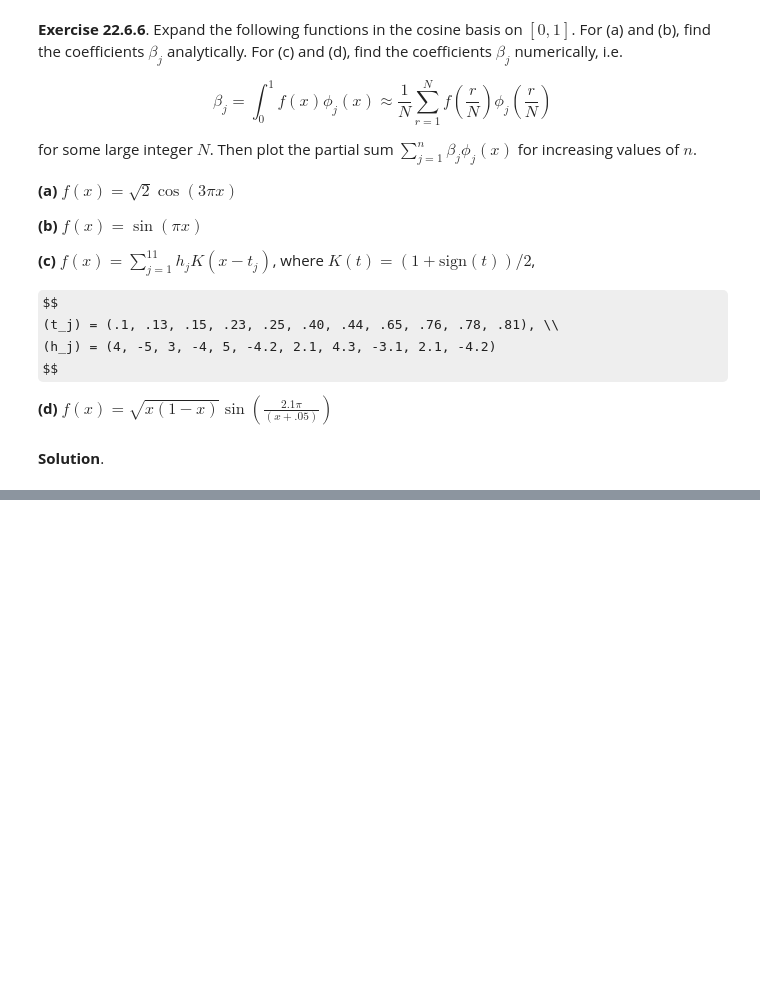
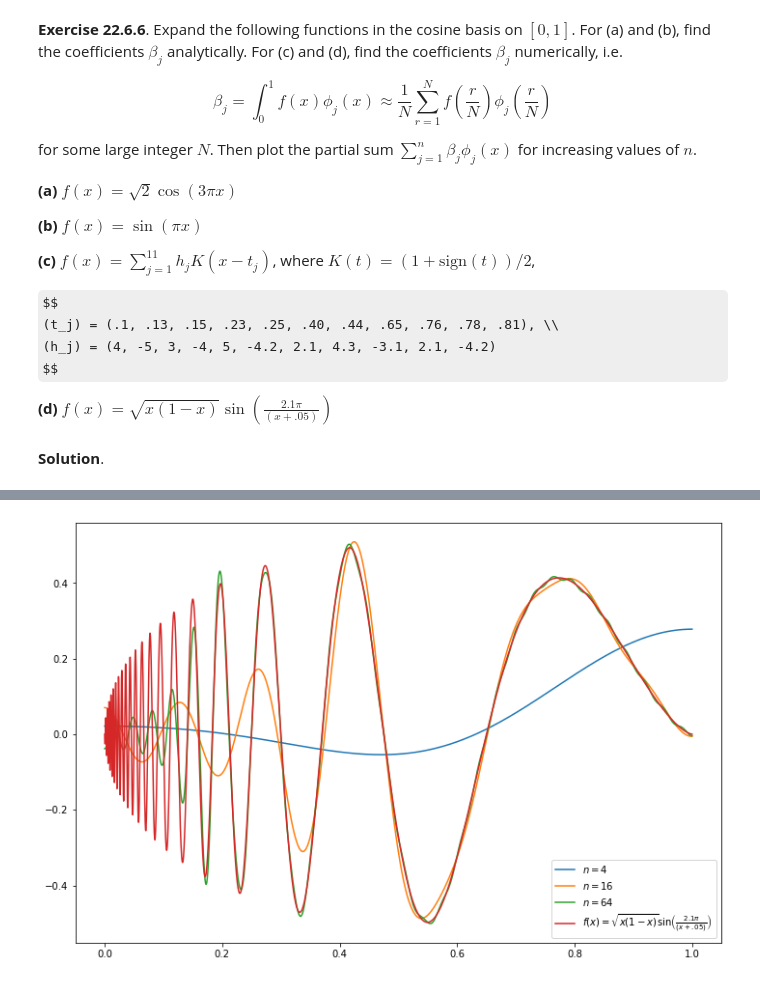
Before and after one commit to telmo-correa/all-of-statistics, a Jupyter notebook: chapter22.ipynb, the cells around one changed output, grey strips where cells are left out. Saved outputs shown, nothing was run; the diff lists cells and outputs as text; code cells hidden in the pictures; some formulas as TeX source; blank space fills up the shorter version.

```diff
--- a/chapter22.ipynb
+++ b/chapter22.ipynb
@@ -790,0 +956,47 @@ $$
+# %%
+import numpy as np
+
+def phi_j(j):
+    def f(x):
+        if j == 1:
+            return np.ones_like(x)
+        return np.sqrt(2) * np.cos((j - 1) * np.pi * x)
+    return f
+
+def f(x):
+    return np.sqrt(x * (1 - x)) * np.sin(2.1 * np.pi / (x + 0.05))
+# %%
+N = 10000
+step = 1 / N
+xx = np.arange(0, 1 + step, step=step)
+
+J = 64
+estimated_beta = np.empty(J)
+for j in range(1, J + 1):
+    estimated_beta[j - 1] = f(xx) @ phi_j(j)(xx) / N
+
+def beta_j(j):
+    return estimated_beta[j - 1]
+
+def partial_sum(n, x):
+    lx = len(x)
+    terms = np.empty((n, lx))
+    for j in range(1, n + 1):
+        terms[j - 1] = beta_j(j) * phi_j(j)(xx)
+    return terms.sum(axis = 0)
+# %%
+import matplotlib.pyplot as plt
+%matplotlib inline
+
+step = 1e-4
+xx = np.arange(0, 1 + step, step=step)
+
+plt.figure(figsize=(12, 8))
+plt.plot(xx, partial_sum(4, xx), label=r'$n = 4$')
+plt.plot(xx, partial_sum(16, xx), label=r'$n = 16$')
+plt.plot(xx, partial_sum(64, xx), label=r'$n = 64$')
+plt.plot(xx, f(xx), label=r'$f(x) = \sqrt{x (1 - x)} \sin \left( \frac{2.1 \pi}{(x + .05)} \right)$')
+plt.legend()
+plt.show()
+# %% [output]
+[figure, added]
```
Also changed, not shown: parts of 11 cells of this notebook.
